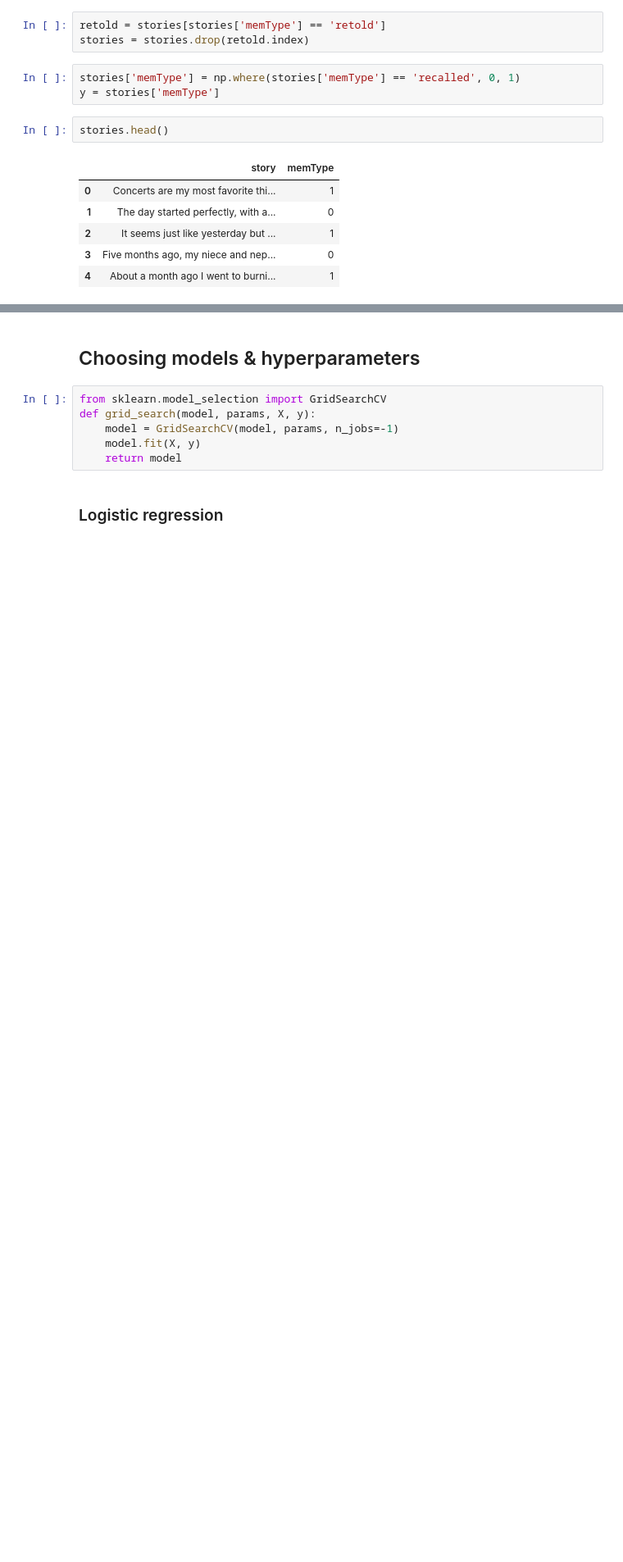
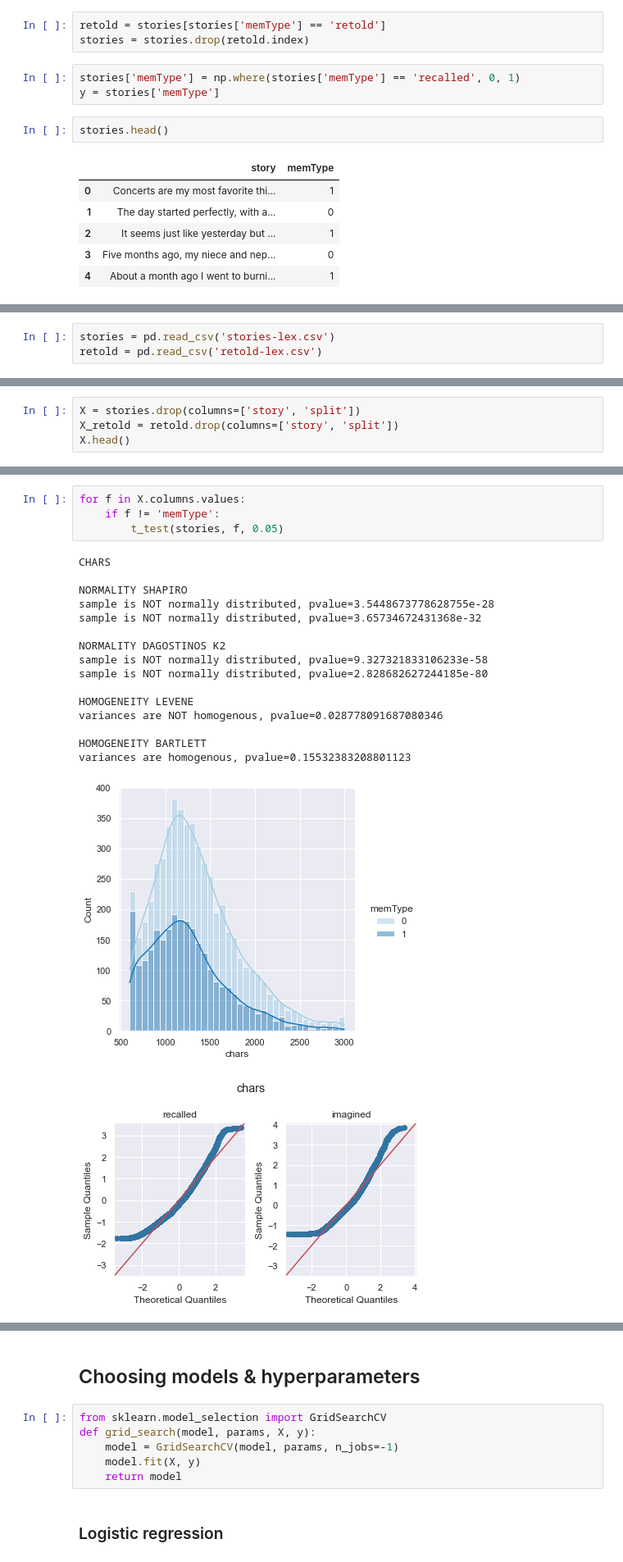
Before and after one commit to fsentin/story-telling, a Jupyter notebook: seminar.ipynb, the cells around one changed output, grey strips where cells are left out. Shown: that part at 82% size. Drawn from its saved outputs; the diff is of its cells as text; blank space fills up the shorter version.

```diff
--- a/seminar.ipynb
+++ b/seminar.ipynb
@@ -354,0 +247,3 @@ I'm going to train a machine learning model to classify stories into imagined an
+# %%
+stories = pd.read_csv('stories-lex.csv')
+retold = pd.read_csv('retold-lex.csv')
@@ -354,0 +323,4 @@ I'm going to train a machine learning model to classify stories into imagined an
+# %%
+X = stories.drop(columns=['story', 'split'])
+X_retold = retold.drop(columns=['story', 'split'])
+X.head()
@@ -354,0 +334,22 @@ I'm going to train a machine learning model to classify stories into imagined an
+# %%
+for f in X.columns.values:
+    if f != 'memType':
+        t_test(stories, f, 0.05)
+# %% [output]
+CHARS
+
+NORMALITY SHAPIRO
+sample is NOT normally distributed, pvalue=3.5448673778628755e-28
+sample is NOT normally distributed, pvalue=3.65734672431368e-32
+
+NORMALITY DAGOSTINOS K2
+sample is NOT normally distributed, pvalue=9.327321833106233e-58
+sample is NOT normally distributed, pvalue=2.828682627244185e-80
+
+HOMOGENEITY LEVENE
+variances are NOT homogenous, pvalue=0.028778091687080346
+
+HOMOGENEITY BARTLETT
+variances are homogenous, pvalue=0.15532383208801123
+[figure, added]
+[figure, added]
```
Also changed, not shown: parts of 41 cells of this notebook.
